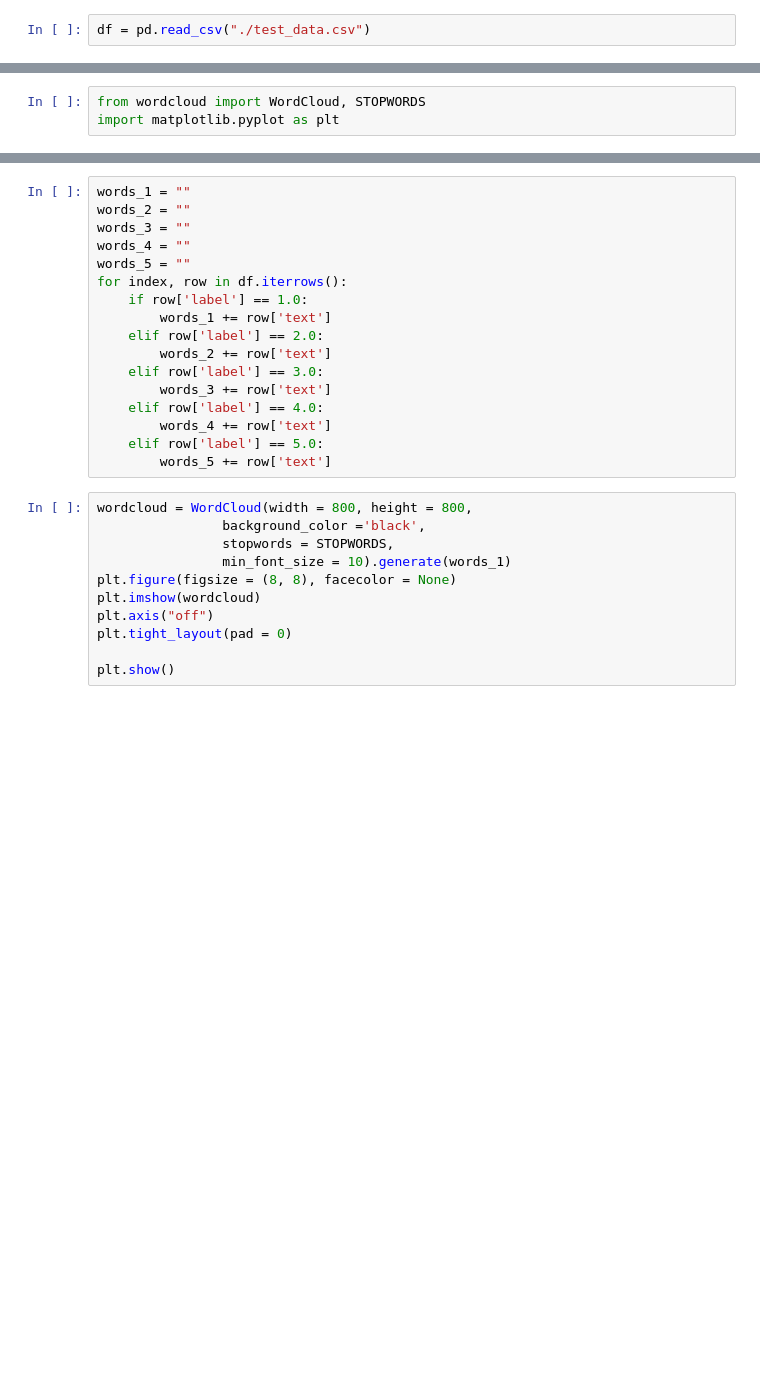
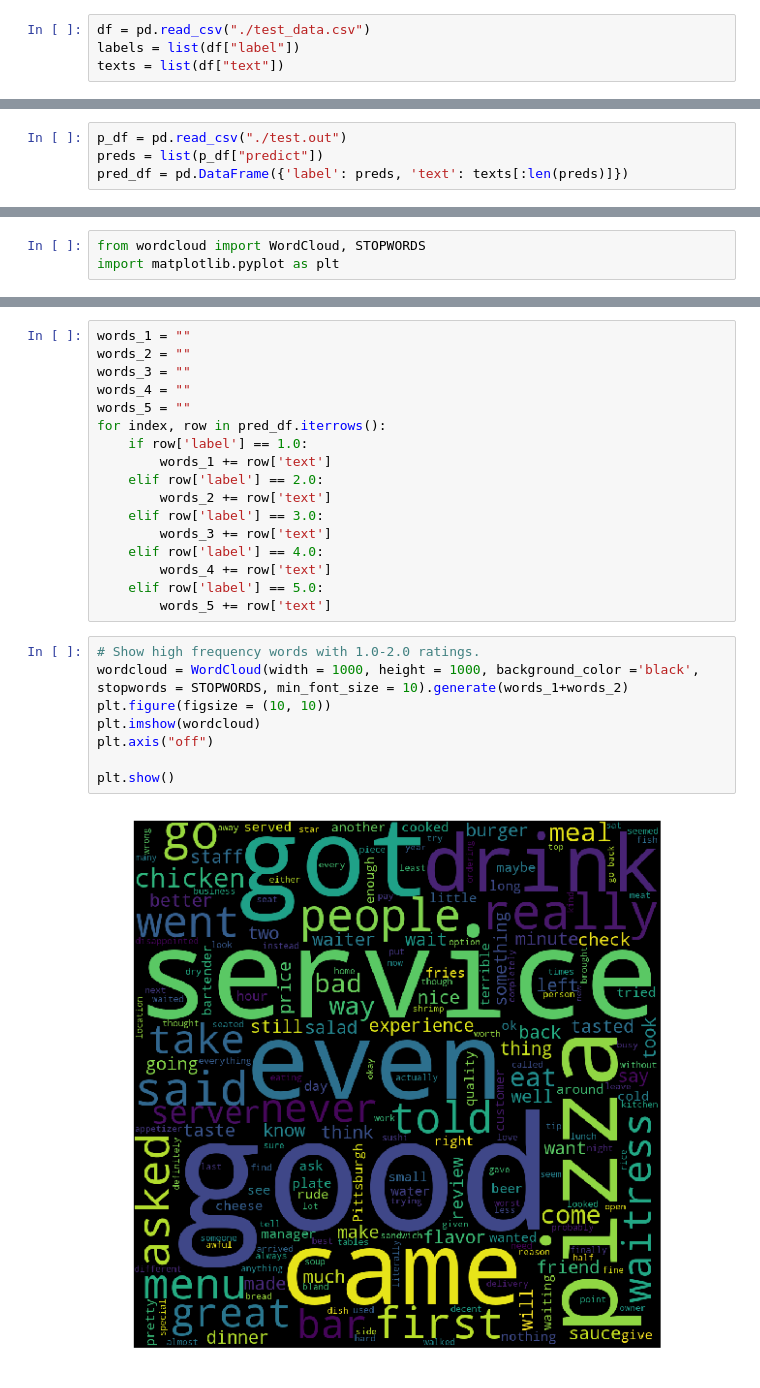
Before and after one commit to Hart-Z/PDS_Project, a Jupyter notebook: RatingPrediction.ipynb, the cells around one changed output, grey strips where cells are left out. Drawn from its saved outputs; the diff is of its cells as text; blank space fills up the shorter version.

Commit message:
Update report and test.out

```diff
--- a/RatingPrediction.ipynb
+++ b/RatingPrediction.ipynb
@@ -581,5 +613,7 @@ def rating_count_plot_pie(df):
 First I will plot the result of actual test dataset.
 # %%
 df = pd.read_csv("./test_data.csv")
+labels = list(df["label"])
+texts = list(df["text"])
 # %%
 rating_count_plot_bar(df)
@@ -592,2 +628,6 @@ pred_df = pd.read_csv("./test_data.csv")
+# %%
+p_df = pd.read_csv("./test.out")
+preds = list(p_df["predict"])
+pred_df = pd.DataFrame({'label': preds, 'text': texts[:len(preds)]})
 # %%
 rating_count_plot_bar(pred_df)
@@ -606,7 +704,7 @@ words_2 = ""
 words_3 = ""
 words_4 = ""
 words_5 = ""
-for index, row in df.iterrows():
+for index, row in pred_df.iterrows():
     if row['label'] == 1.0:
         words_1 += row['text']
     elif row['label'] == 2.0:
@@ -618,13 +716,12 @@ for index, row in df.iterrows():
     elif row['label'] == 5.0:
         words_5 += row['text']
 # %%
-wordcloud = WordCloud(width = 800, height = 800,
-                background_color ='black',
-                stopwords = STOPWORDS,
-                min_font_size = 10).generate(words_1)
-plt.figure(figsize = (8, 8), facecolor = None)
+# Show high frequency words with 1.0-2.0 ratings.
+wordcloud = WordCloud(width = 1000, height = 1000, background_color ='black', stopwords = STOPWORDS, min_font_size = 10).generate(words_1+words_2)
+plt.figure(figsize = (10, 10))
 plt.imshow(wordcloud)
 plt.axis("off")
-plt.tight_layout(pad = 0)
 
 plt.show()
+# %% [output]
+[figure, added]
```
Also changed, not shown: parts of 27 cells of this notebook, 1 other file.
